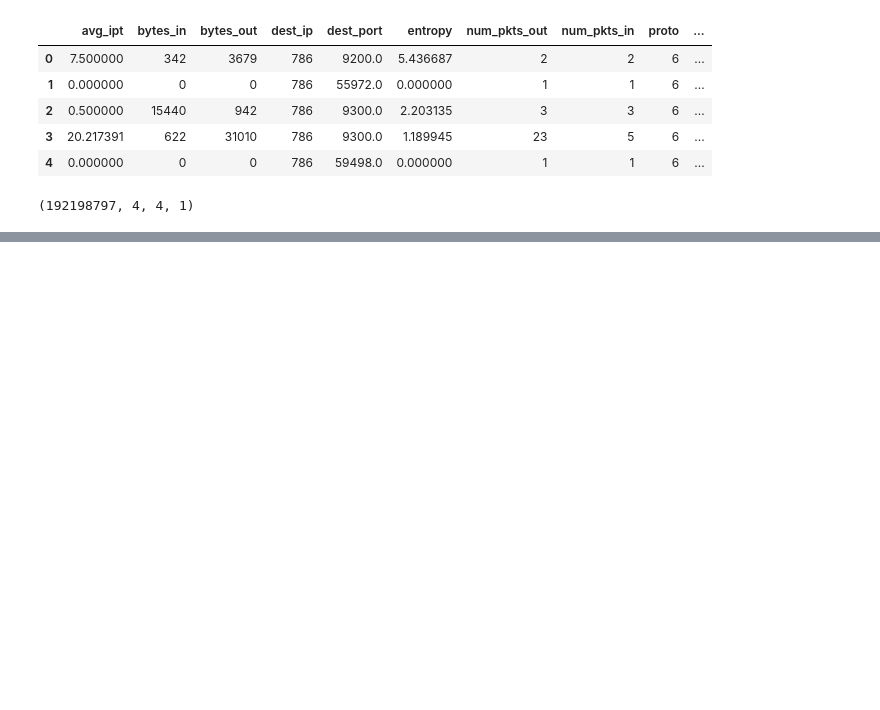
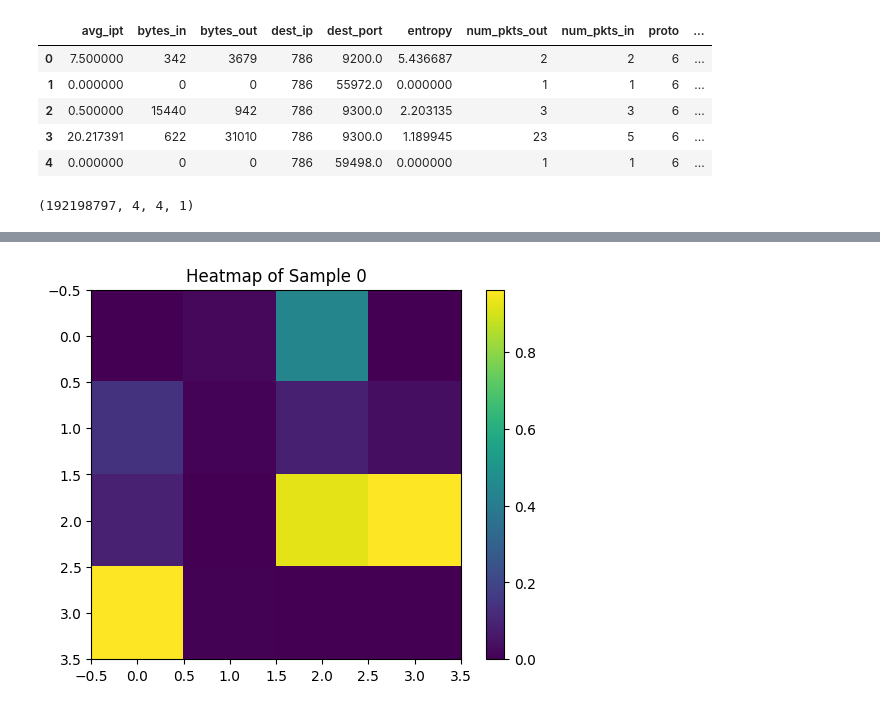
Before and after one commit to BabinRV/Dissertation, a Jupyter notebook: Dissertation_TD_and_IR.ipynb, the cells around one changed output, grey strips where cells are left out. Drawn from its saved outputs; the diff is of its cells as text; code cells hidden in the pictures; blank space fills up the shorter version.

```diff
--- a/Dissertation_TD_and_IR.ipynb
+++ b/Dissertation_TD_and_IR.ipynb
@@ -303,0 +187,7 @@ print(features_2d[1])
+# %%
+plt.imshow(features_2d[20].squeeze(), cmap='viridis')
+plt.colorbar()
+plt.title("Heatmap of Sample 0")
+plt.show()
+# %% [output]
+[figure, added]
```
Also changed, not shown: parts of 24 cells of this notebook.
